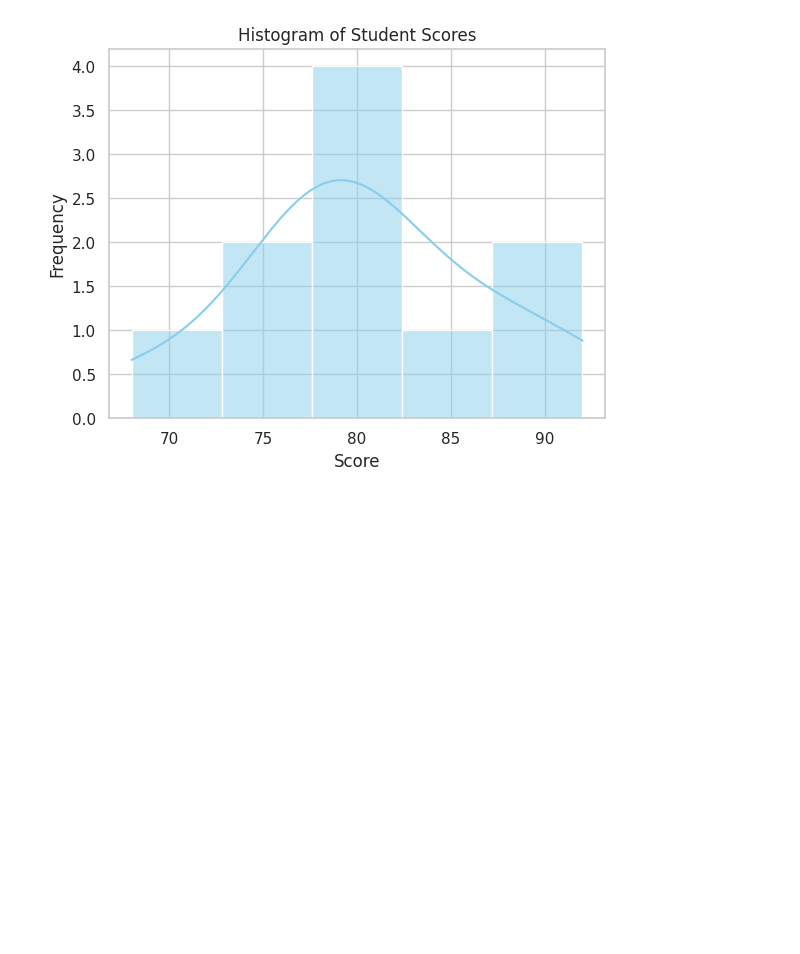
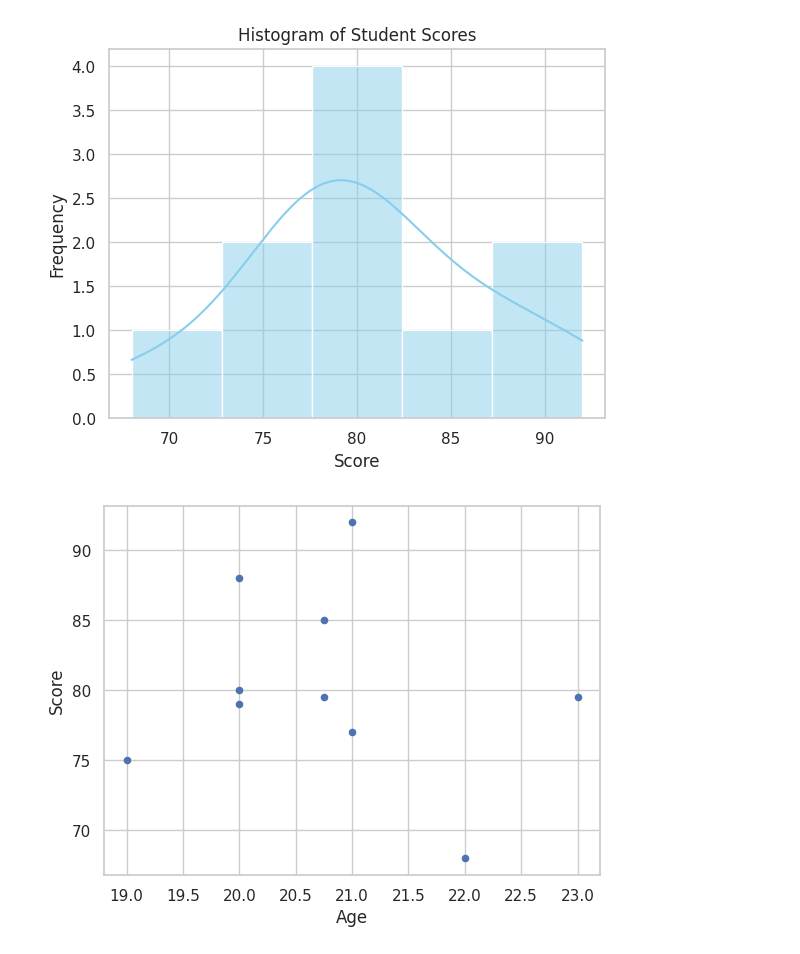
Before and after one commit to shreyasstha/data, a Jupyter notebook: data_cleaning.ipynb, the cells around one changed output. Drawn from its saved outputs; the diff is of its cells as text; code cells hidden in the pictures; blank space fills up the shorter version.

```diff
--- a/data_cleaning.ipynb
+++ b/data_cleaning.ipynb
@@ -181,3 +384,8 @@ plt.ylabel("Frequency")
 plt.show()
 # %% [output]
 [figure]
+# %%
+df.plot(x="Age", y="Score", kind="scatter")
+plt.show()
+# %% [output]
+[figure, added]
```
Also changed, not shown: parts of 23 cells of this notebook.
